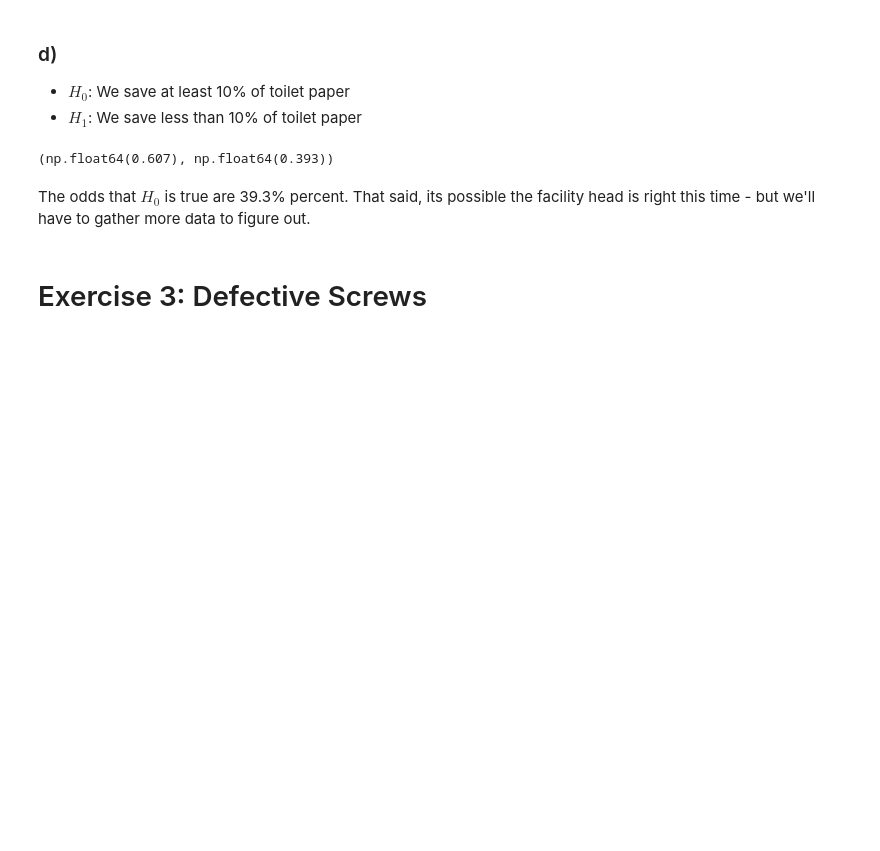
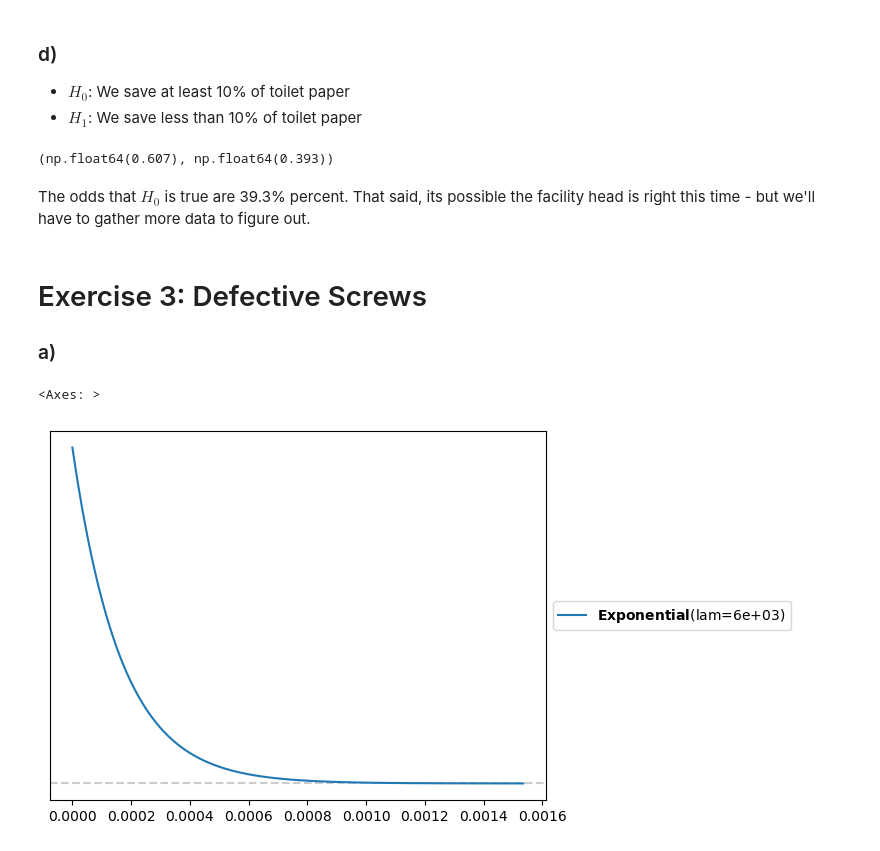
Before and after one commit to marbetschar/ZHAW-Bayesian-Machine-Learning-HS25, a Jupyter notebook: notebooks/week04/BML_Exercises_Week_04.ipynb, the cells around one changed output. Cells and saved outputs as stored; diff of their text form; code cells hidden in the pictures; blank space fills up the shorter version.

```diff
--- a/notebooks/week04/BML_Exercises_Week_04.ipynb
+++ b/notebooks/week04/BML_Exercises_Week_04.ipynb
@@ -281,3 +281,14 @@ pH1d.round(3), (1 - pH1d).round(3)
 The odds that $H_0$ is true are 39.3% percent. That said, its possible the facility head is right this time - but we'll have to gather more data to figure out.
 # %% [markdown]
 # Exercise 3: Defective Screws
+
+### a)
+# %%
+import preliz as pz
+
+rate = 5 / 30_000
+
+pz.Exponential(lam = 1 / rate).plot_pdf()
+# %% [output]
+<Axes: >
+[figure, added]
```
Also changed, not shown: parts of 10 cells of this notebook.
